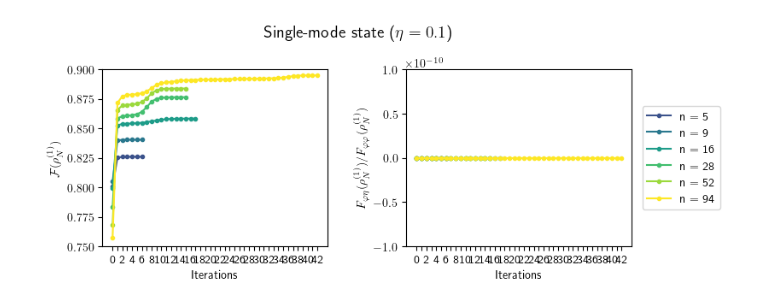
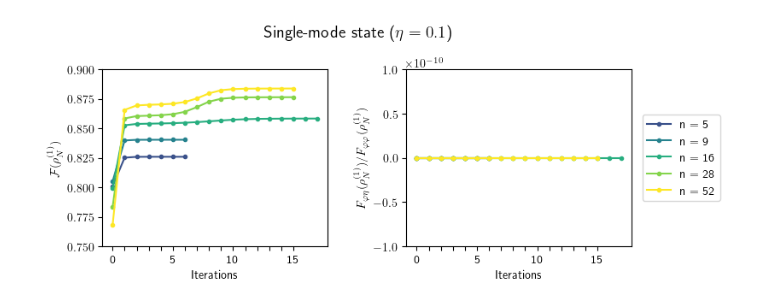
Before and after one commit to Matheus-Eiji/incomp_phase_loss, a Jupyter notebook: ISS_phase_loss.ipynb, the cells around one changed output. Cells and saved outputs as stored; diff of their text form; code cells hidden in the pictures.

```diff
--- a/ISS_phase_loss.ipynb
+++ b/ISS_phase_loss.ipynb
@@ -329,7 +330,7 @@ def optimization_nphotons_sm(n, eta, reg = 1e-8, stop = 5, tol = 0.0001):
 def matrix_tm(ket0, eta, x_phase, x_loss, reg=1e-10):
 
     """
-    Calculate the matrix m_tm used to compute the normalized Quantum Fisher Information (QFI) for a tw-mode probe
+    Calculate the matrix m_tm used to compute the normalized Quantum Fisher Information (QFI) for a two-mode probe
     state undergoing phase shift and loss, as well as the Symmetric Logarithmic Derivatives (SLDs) for each parameter.
 
     PARAMETERS:
@@ -391,9 +392,8 @@ def matrix_tm(ket0, eta, x_phase, x_loss, reg=1e-10):
         sld_loss_k = (2 * gamma_loss_tm @ rho_k + 2 * rho_k @ gamma_loss_tm.conj() - (der_pk / pk) * rho_k) / pk
 
         """
-        An alternative way to compute the phase and loss SLDs is by using the 'sld' function,
-        as done for the single-mode state. However, this approach is generally slower than the
-        analytical method presented in the previous lines.
+        An alternative way to compute the phase and loss SLDs is by using the 'sld' function, as done for the single-mode state.
+        However, this approach is generally slower than the analytical method presented in the previous lines.
 
         # Phase SLD
         deta_rho_k = gamma_phase_tm @ rho_k + rho_k @ gamma_phase_tm.conj()
@@ -450,12 +450,15 @@ def optimization_nphotons_tm(n, eta, reg = 1e-8, stop = 5, tol = 0.0001):
 
     OUTPUT:
 
-    result_phase (tuple) : (qfi_phase, ket0_phase) — the maximum QFI for phase estimation and the corresponding optimal probe state ket0_phase
+    result_phase (tuple) : (qfi_phase, ket0_phase) — includes the results for the phase estmation, which are the maximum QFI "qfi_phase" and
+        the corresponding optimal two-mode state "ket0_phase"
 
-    result_simultaneous (tuple) : (qfi_norm, qfi_phi_eta, incomp_phi_eta , ket0) — includes the normalized QFI for the simultaneous estimation,
-        off-diagonal QFI elements, incompatibility term Tr[rh0 @ [sld_phase, sld_loss]], and final the optimal two-mode state ket0
+    result_simultaneous (tuple) : (qfi_norm, qfi_phi_eta, incomp_phi_eta, ket0) - includes the results for the simultaneous estimation, which
+        are the normalized QFI "qfi_norm", the off-diagonal QFI elements "qfi_phi_eta", the incompatibility term "incomp_phi_eta" defined by
+        tr{rh0 @ [sld_phase, sld_loss]} and the optimal two-mode state "ket0"
 
-    result_iterations (tuple) : (qfi_norm_iterations, qfi_phi_eta_iterations) — lists of normalized QFI and off-diagonal QFI elements at each iteration
+    result_iterations (tuple) : (qfi_norm_iterations, qfi_phi_eta_iterations) - for the simultaneous estimation includes the lists of normalized
+        QFI "qfi_norm_iterations" and the off-diagonal QFI elements "qfi_phi_eta_iterations" at each iteration
     """
 
     # ---------------------------------------- Optimization for the phase estimation ---------------------------------------- #
@@ -567,7 +570,7 @@ incomp_phi_eta : incompatibility term Tr[rh0 @ [sld_phase, sld_loss]]
 eta_max, eta_min = 0.1, 0.9
 
 # Values of the photon number (in log scale)
-n_values = [5, 9, 16, 28, 52, 94]
+n_values = [5, 9, 16, 28, 52]
 
 print('#-----------------------------------------------------------------------------------------------------------------#')
 print('Single-mode state')
@@ -673,6 +676,13 @@ from matplotlib.ticker import FixedLocator, FuncFormatter
 colormap = cm.viridis
 colors = [colormap(i) for i in np.linspace(0.25, 1, len(n_values))]
 
+# Function to ignore the irrelevant imaginary parts in the plots
+def ignore_imag(z, tol=1e-6):
+    z = np.asarray(z)
+    if np.max(np.abs(z.imag)) < tol:
+        return z.real
+    return z
+
 # -------------------------------------------------------------------------------------------------------- #
 
 # Plots of the main results in function of the iterations (single-mode state in the regime of big losses)
@@ -680,19 +690,19 @@ colors = [colormap(i) for i in np.linspace(0.25, 1, len(n_values))]
 plt.rc('text', usetex=True)
 fig, axs = plt.subplots(1, 2, figsize=(8, 3))
 for idx, (plot_sm1_eta_max, plot_sm2_eta_max, n) in enumerate(zip(qfi_norm_sm_eta_max, qfi_phi_eta_sm_eta_max, n_values)):
-    axs[0].plot(range(len(plot_sm1_eta_max)), plot_sm1_eta_max, marker='.', color=colors[idx])
-    axs[1].plot(range(len(plot_sm2_eta_max)), plot_sm2_eta_max, marker='.', color=colors[idx], label=f'n = {n}')
+    axs[0].plot(range(len(plot_sm1_eta_max)), ignore_imag(plot_sm1_eta_max), marker='.', color=colors[idx])
+    axs[1].plot(range(len(plot_sm2_eta_max)), ignore_imag(plot_sm2_eta_max), marker='.', color=colors[idx], label=f'n = {n}')
 
 fig.text(0.5, 0.925, rf'Single-mode state ($\eta={eta_max}$)', ha='center', fontsize=14)
 
 axs[0].set_xticks(range(len(plot_sm1_eta_max)))
-axs[0].set_xticklabels([str(i) if i % 2 == 0 else '' for i in range(len(plot_sm1_eta_max))])
+axs[0].set_xticklabels([str(i) if i % 5 == 0 else '' for i in range(len(plot_sm1_eta_max))])
 axs[0].set_xlabel(r'Iterations')
 axs[0].set_ylabel(r'$\mathcal{F}(\rho^{(1)}_N)$')
 axs[0].set_ylim(0.75, 0.9)
 
 axs[1].set_xticks(range(len(plot_sm2_eta_max)))
-axs[1].set_xticklabels([str(i) if i % 2 == 0 else '' for i in range(len(plot_sm2_eta_max))])
+axs[1].set_xticklabels([str(i) if i % 5 == 0 else '' for i in range(len(plot_sm2_eta_max))])
 axs[1].set_xlabel(r'Iterations')
 axs[1].set_ylabel(r'$F_{\varphi \eta}(\rho^{(1)}_N) /  F_{\varphi \varphi}(\rho^{(1)}_N)$')
 axs[1].set_ylim(-10**(-10), 10**(-10))
@@ -700,7 +710,7 @@ axs[1].legend(loc='center left', bbox_to_anchor=(1.02, 0.5))
 
 fig.subplots_adjust(top=0.8, hspace=0.6, wspace=0.35)
 
-plt.savefig('optimization_iterations_sm_eta01.pdf', dpi=300, bbox_inches='tight')
+#plt.savefig('optimization_iterations_sm_eta01.pdf', dpi=300, bbox_inches='tight')
 
 # -------------------------------------------------------------------------------------------------------- #
 
@@ -709,20 +719,21 @@ plt.savefig('optimization_iterations_sm_eta01.pdf', dpi=300, bbox_inches='tight'
 plt.rc('text', usetex=True)
 fig, axs = plt.subplots(1, 2, figsize=(8, 3))
 for idx, (plot_sm1_eta_min, plot_sm2_eta_min, n) in enumerate(zip(qfi_norm_sm_eta_min, qfi_phi_eta_sm_eta_min, n_values)):
-    axs[0].plot(range(len(plot_sm1_eta_min)), plot_sm1_eta_min, marker='.', color=colors[idx])
-    axs[1].plot(range(len(plot_sm2_eta_min)), plot_sm2_eta_min, marker='.', color=colors[idx], label=f'n = {n}')
+    axs[0].plot(range(len(plot_sm1_eta_min)), ignore_imag(plot_sm1_eta_min), marker='.', color=colors[idx])
+    axs[1].plot(range(len(plot_sm2_eta_min)), ignore_imag(plot_sm2_eta_min), marker='.', color=colors[idx], label=f'n = {n}')
 
 fig.text(0.5, 0.925, rf'Single-mode state ($\eta={eta_min}$)', ha='center', fontsize=14)
 
 len_max_sm2_eta_min = max(len(arr) for arr in qfi_phi_eta_sm_eta_min)
-tick_positions_1 = np.arange(0, len_max_sm2_eta_min, 10)
-axs[0].set_xticks(tick_positions_1)
+tick_positions_2 = np.arange(0, len_max_sm2_eta_min, 10)
+
+axs[0].set_xticks(tick_positions_2)
 axs[0].xaxis.set_major_formatter(FuncFormatter(lambda x, _: f"{int(x)}" if x % 50 == 0 else ""))
 axs[0].set_xlabel(r'Iterations')
 axs[0].set_ylabel(r'$\mathcal{F}(\rho^{(1)}_N)$')
 axs[0].set_ylim(0.4, 0.9)
 
-axs[1].set_xticks(tick_positions_1)
+axs[1].set_xticks(tick_positions_2)
 axs[1].xaxis.set_major_formatter(FuncFormatter(lambda x, _: f"{int(x)}" if x % 50 == 0 else ""))
 axs[1].set_xlabel(r'Iterations')
 axs[1].set_ylabel(r'$F_{\varphi \eta}(\rho^{(1)}_N) /  F_{\varphi \varphi}(\rho^{(1)}_N)$')
@@ -731,7 +742,7 @@ axs[1].legend(loc='center left', bbox_to_anchor=(1.02, 0.5))
 
 fig.subplots_adjust(top=0.8, hspace=0.6, wspace=0.35)
 
-plt.savefig('optimization_iterations_sm_eta09.pdf', dpi=300, bbox_inches='tight')
+#plt.savefig('optimization_iterations_sm_eta09.pdf', dpi=300, bbox_inches='tight')
 
 # -------------------------------------------------------------------------------------------------------- #
 
@@ -739,19 +750,21 @@ plt.savefig('optimization_iterations_sm_eta09.pdf', dpi=300, bbox_inches='tight'
 plt.rc('text', usetex=True)
 fig, axs = plt.subplots(1, 2, figsize=(8, 3))
 for idx, (plot_tm1_eta_max, plot_tm2_eta_max, n) in enumerate(zip(qfi_norm_tm_eta_max, qfi_phi_eta_tm_eta_max, n_values)):
-    axs[0].plot(range(len(plot_tm1_eta_max)), plot_tm1_eta_max, marker='.', color=colors[idx])
-    axs[1].plot(range(len(plot_tm2_eta_max)), plot_tm2_eta_max, marker='.', color=colors[idx], label=f'n = {n}')
+    axs[0].plot(range(len(plot_tm1_eta_max)), ignore_imag(plot_tm1_eta_max), marker='.', color=colors[idx])
+    axs[1].plot(range(len(plot_tm2_eta_max)), ignore_imag(plot_tm2_eta_max), marker='.', color=colors[idx], label=f'n = {n}')
 
 fig.text(0.5, 0.925, rf'Two-mode state ($\eta={eta_max}$)', ha='center', fontsize=14)
 
-axs[0].set_xticks(range(len(plot_tm1_eta_max)))
-axs[0].set_xticklabels([str(i) if i % 10 == 0 else '' for i in range(len(plot_tm1_eta_max))])
+tick_positions_3 = np.arange(0, len(plot_tm1_eta_max), 2)
+
+axs[0].set_xticks(tick_positions_3)
+axs[0].set_xticklabels([str(i) if i % 10 == 0 else '' for i in tick_positions_3])
 axs[0].set_xlabel(r'Iterations')
 axs[0].set_ylabel(r'$\mathcal{F}(\rho^{(2)}_N)$')
 axs[0].set_ylim(0.82, 0.95)
 
-axs[1].set_xticks(range(len(plot_tm2_eta_max)))
-axs[1].set_xticklabels([str(i) if i % 10 == 0 else '' for i in range(len(plot_tm2_eta_max))])
+axs[1].set_xticks(tick_positions_3)
+axs[1].set_xticklabels([str(i) if i % 10 == 0 else '' for i in tick_positions_3])
 axs[1].set_xlabel(r'Iterations')
 axs[1].set_ylabel(r'$F_{\varphi \eta}(\rho^{(2)}_N) /  F_{\varphi \varphi}(\rho^{(2)}_N)$')
 axs[1].set_ylim(-10**(-10), 10**(-10))
@@ -759,7 +772,7 @@ axs[1].legend(loc='center left', bbox_to_anchor=(1.02, 0.5))
 
 fig.subplots_adjust(top=0.8, hspace=0.6, wspace=0.35)
 
-plt.savefig('optimization_iterations_tm_eta01.pdf', dpi=300, bbox_inches='tight')
+#plt.savefig('optimization_iterations_tm_eta01.pdf', dpi=300, bbox_inches='tight')
 
 # -------------------------------------------------------------------------------------------------------- #
 
@@ -767,19 +780,21 @@ plt.savefig('optimization_iterations_tm_eta01.pdf', dpi=300, bbox_inches='tight'
 plt.rc('text', usetex=True)
 fig, axs = plt.subplots(1, 2, figsize=(8, 3))
 for idx, (plot_tm1_eta_min, plot_tm2_eta_min, n) in enumerate(zip(qfi_norm_tm_eta_min, qfi_phi_eta_tm_eta_min, n_values)):
-    axs[0].plot(range(len(plot_tm1_eta_min)), plot_tm1_eta_min, marker='.', color=colors[idx])
-    axs[1].plot(range(len(plot_tm2_eta_min)), plot_tm2_eta_min, marker='.', color=colors[idx], label=f'n = {n}')
+    axs[0].plot(range(len(plot_tm1_eta_min)), ignore_imag(plot_tm1_eta_min), marker='.', color=colors[idx])
+    axs[1].plot(range(len(plot_tm2_eta_min)), ignore_imag(plot_tm2_eta_min), marker='.', color=colors[idx], label=f'n = {n}')
 
 fig.text(0.5, 0.925, rf'Two-mode state ($\eta={eta_min}$)', ha='center', fontsize=14)
 
-axs[0].set_xticks(range(len(plot_tm1_eta_min)))
-axs[0].set_xticklabels([str(i) if i % 10 == 0 else '' for i in range(len(plot_tm1_eta_min))])
+tick_positions_4 = np.arange(0, len(plot_tm2_eta_min), 2)
+
+axs[0].set_xticks(tick_positions_4)
+axs[0].set_xticklabels([str(i) if i % 10 == 0 else '' for i in tick_positions_4])
 axs[0].set_xlabel(r'Iterations')
 axs[0].set_ylabel(r'$\mathcal{F}(\rho^{(2)}_N)$')
 axs[0].set_ylim(0.6, 0.9)
 
-axs[1].set_xticks(range(len(plot_tm2_eta_min)))
-axs[1].set_xticklabels([str(i) if i % 10 == 0 else '' for i in range(len(plot_tm2_eta_min))])
+axs[1].set_xticks(tick_positions_4)
+axs[1].set_xticklabels([str(i) if i % 10 == 0 else '' for i in tick_positions_4])
 axs[1].set_xlabel(r'Iterations')
 axs[1].set_ylabel(r'$F_{\varphi \eta}(\rho^{(2)}_N) /  F_{\varphi \varphi}(\rho^{(2)}_N)$')
 axs[1].set_ylim(-10**(-10), 10**(-10))
@@ -787,5 +802,5 @@ axs[1].legend(loc='center left', bbox_to_anchor=(1.02, 0.5))
 
 fig.subplots_adjust(top=0.8, hspace=0.6, wspace=0.35)
 
-plt.savefig('optimization_iterations_tm_eta09.pdf', dpi=300, bbox_inches='tight')
+#plt.savefig('optimization_iterations_tm_eta09.pdf', dpi=300, bbox_inches='tight')
 # %% [output]
@@ -794 +809 @@ Wall time: 1min 5s
-[figure, old version]
+[figure, new version]
```
Also changed, not shown: parts of 3 cells of this notebook.
